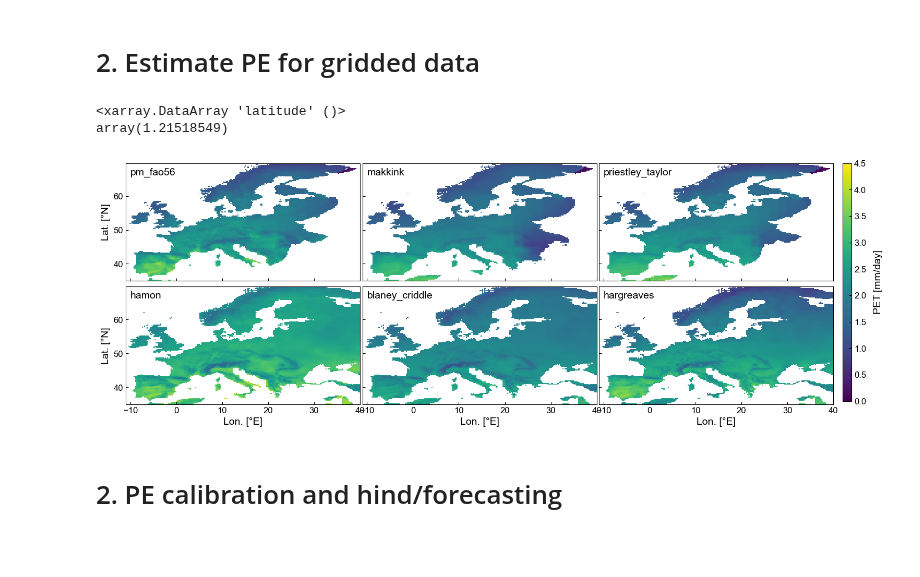
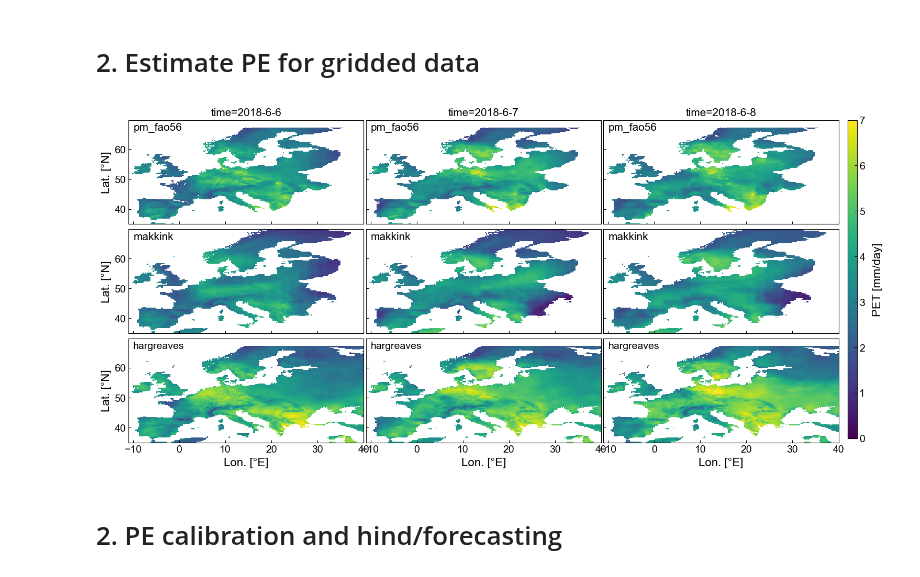
Before and after one commit to pyet-org/pyet, a Jupyter notebook: examples/00_example_paper.ipynb, the cells around one changed output. Drawn from its saved outputs; the diff is of its cells as text; code cells hidden in the pictures; blank space fills up the shorter version.

```diff
--- a/examples/00_example_paper.ipynb
+++ b/examples/00_example_paper.ipynb
@@ -46,10 +48,10 @@ warnings.filterwarnings('ignore')
 # edit default values for plots
 params = {
     "font.family": "Arial",
-    "legend.fontsize": "13",
-    "axes.labelsize": "14",
-    "xtick.labelsize": "12",
-    "ytick.labelsize": "12",
+    "legend.fontsize": "15",
+    "axes.labelsize": "16",
+    "xtick.labelsize": "14",
+    "ytick.labelsize": "14",
     "xtick.direction": "in",
     "ytick.direction": "in",}
 pylab.rcParams.update(params)
@@ -165,11 +147,6 @@ elevation =  xr.open_dataset("data//example_0//elev_ens_0.25deg_reg_v25.0e.nc",
 
 lat = tmean.latitude * np.pi / 180
 lat = lat.expand_dims(dim={"longitude":tmean.longitude}, axis=1)
-# %%
-np.max(lat)
-# %% [output]
-<xarray.DataArray 'latitude' ()>
-array(1.21518549)
 # %%
 pm_fao56 = pyet.pm_fao56(tmean, wind, rs=rs, elevation=elevation, lat=lat, tmax=tmax, tmin=tmin, rh=rh)
 makkink = pyet.makkink(tmean, rs, elevation=elevation)
@@ -180,38 +154,38 @@ hargreaves = pyet.hargreaves(tmean, tmax, tmin, lat=lat)
 # %%
 figw_1c = 8.5  # maximum width for 1 column
 figw_2c = 17.5  # maximum width for 2 columns
-cm = 1 / 2.54  # centimeters in inches
-vmax = 4.5
+vmax = 7
 vmin = 0
 day = 120
-fig, axs = plt.subplots(ncols=3, nrows=2, figsize=(figw_2c, 6), sharey=True, sharex=True)
-pm_fao56.mean(axis=0).plot(ax=axs[0,0],vmax=vmax, vmin=vmin, add_colorbar=False)
-axs[0,0].text(0.02, 0.9, "pm_fao56", transform=axs[0,0].transAxes, fontsize=14)
-makkink.mean(axis=0).plot(ax=axs[0,1],vmax=vmax, vmin=vmin, add_colorbar=False)
-axs[0,1].text(0.02, 0.9, "makkink", transform=axs[0,1].transAxes, fontsize=14)
-priestley_taylor.mean(axis=0).plot(ax=axs[0,2],vmax=vmax, vmin=vmin, add_colorbar=False)
-axs[0,2].text(0.02, 0.9, "priestley_taylor", transform=axs[0,2].transAxes, fontsize=14)
-hamon.mean(axis=0).plot(ax=axs[1,0],vmax=vmax, vmin=vmin, add_colorbar=False)
-axs[1,0].text(0.02, 0.9, "hamon", transform=axs[1,0].transAxes, fontsize=14)
-blaney_criddle.mean(axis=0).plot(ax=axs[1,1],vmax=vmax, vmin=vmin, add_colorbar=False)
-axs[1,1].text(0.02, 0.9, "blaney_criddle", transform=axs[1,1].transAxes, fontsize=14)
-im = hargreaves.mean(axis=0).plot(ax=axs[1,2],vmax=vmax, vmin=vmin, add_colorbar=False)
-axs[1,2].text(0.02, 0.9, "hargreaves", transform=axs[1,2].transAxes, fontsize=14)
-for i in (0,1):
+fig, axs = plt.subplots(ncols=3, nrows=3, figsize=(figw_2c, 8), sharey=True, sharex=True)
+
+for date, i in zip(["2018-6-6", "2018-6-7", "2018-6-8"],[0,1,2]):
+    pm_fao56.sel(time=date).plot(ax=axs[0,i],vmax=vmax, vmin=vmin, add_colorbar=False)
+    axs[0,i].text(0.02, 0.9, "pm_fao56", transform=axs[0,i].transAxes, fontsize=15)
+
+    makkink.sel(time=date).plot(ax=axs[1,i],vmax=vmax, vmin=vmin, add_colorbar=False)
+    axs[1,i].text(0.02, 0.9, "makkink", transform=axs[1,i].transAxes, fontsize=15)
+
+    im = hargreaves.sel(time=date).plot(ax=axs[2,i],vmax=vmax, vmin=vmin, add_colorbar=False)
+    axs[2,i].text(0.02, 0.9, "hargreaves", transform=axs[2,i].transAxes, fontsize=14)
+
+
+for date, i in zip(["2018-6-6", "2018-6-7", "2018-6-8"],[0,1,2]):
     for j in (0,1,2):
         axs[i, j].set_ylabel("")
         axs[i, j].set_xlabel("")
         axs[i, j].set_title("")
-        axs[1,j].set_xlabel("Lon. [°E]")
+        axs[2,j].set_xlabel("Lon. [°E]")
     axs[i, 0].set_ylabel("Lat. [°N]")
+    axs[0,i].set_title("time="+date, fontsize=15)
 
 cbar_ax = fig.add_axes([0.91, 0.12, 0.01, 0.76])
 cbar = fig.colorbar(im, cax=cbar_ax)
 cbar.set_label("PET [mm/day]", labelpad=10)
 plt.subplots_adjust(hspace=0.05, wspace=0.01)
-#fig.savefig("figure2.png", dpi=600, bbox_inches="tight")
+fig.savefig("figure2.png", dpi=600, bbox_inches="tight")
 # %% [output]
-[figure, old version]
+[figure, new version]
 # %% [markdown]
 # 2. PE calibration and hind/forecasting
 # %%
```
Also changed, not shown: parts of 19 cells of this notebook, 3 other files.
